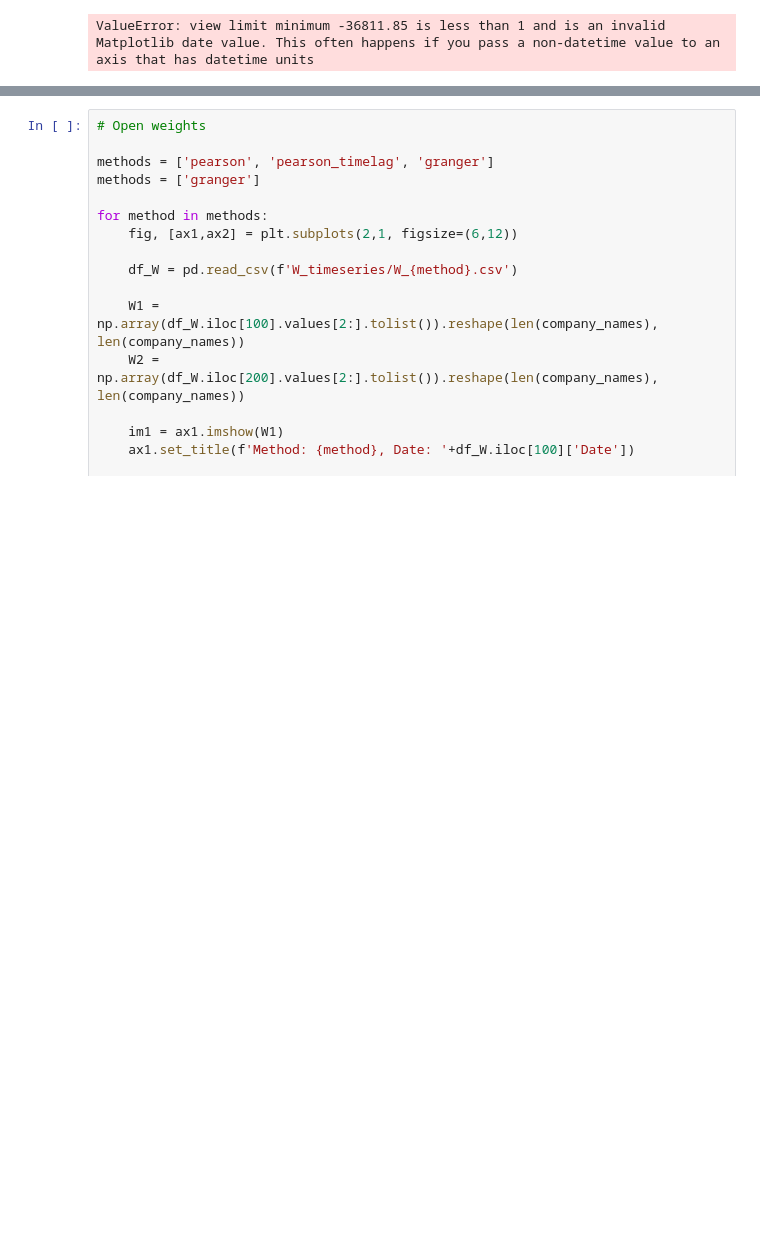
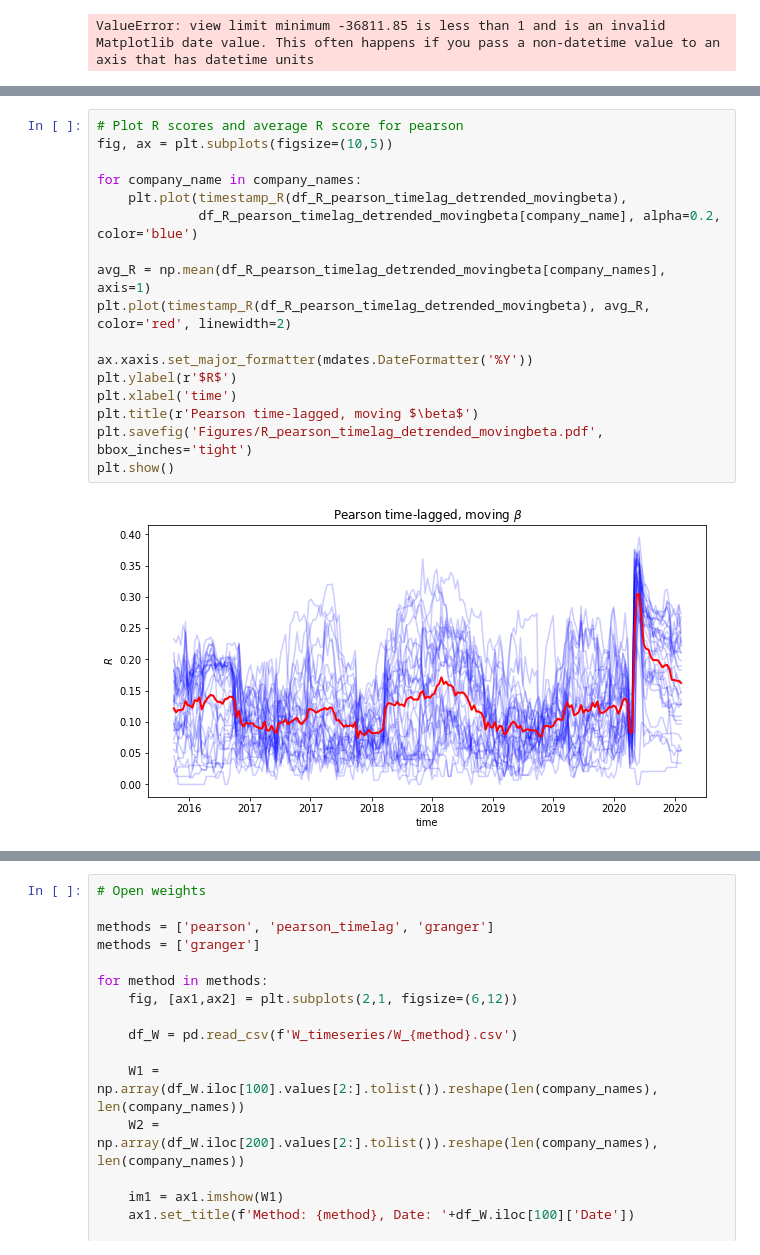
Before and after one commit to JAkkerman/AdvancedTopics_CF, a Jupyter notebook: Visualization.ipynb, the cells around one changed output, grey strips where cells are left out. Drawn from its saved outputs; the diff is of its cells as text; blank space fills up the shorter version.

```diff
--- a/Visualization.ipynb
+++ b/Visualization.ipynb
@@ -129,0 +157,19 @@ plt.show()
+# %%
+# Plot R scores and average R score for pearson
+fig, ax = plt.subplots(figsize=(10,5))
+
+for company_name in company_names:
+    plt.plot(timestamp_R(df_R_pearson_timelag_detrended_movingbeta),
+             df_R_pearson_timelag_detrended_movingbeta[company_name], alpha=0.2, color='blue')
+
+avg_R = np.mean(df_R_pearson_timelag_detrended_movingbeta[company_names], axis=1)
+plt.plot(timestamp_R(df_R_pearson_timelag_detrended_movingbeta), avg_R, color='red', linewidth=2)
+
+ax.xaxis.set_major_formatter(mdates.DateFormatter('%Y'))
+plt.ylabel(r'$R$')
+plt.xlabel('time')
+plt.title(r'Pearson time-lagged, moving $\beta$')
+plt.savefig('Figures/R_pearson_timelag_detrended_movingbeta.pdf', bbox_inches='tight')
+plt.show()
+# %% [output]
+[figure, added]
```
Also changed, not shown: parts of 12 cells of this notebook, 21 other files.
